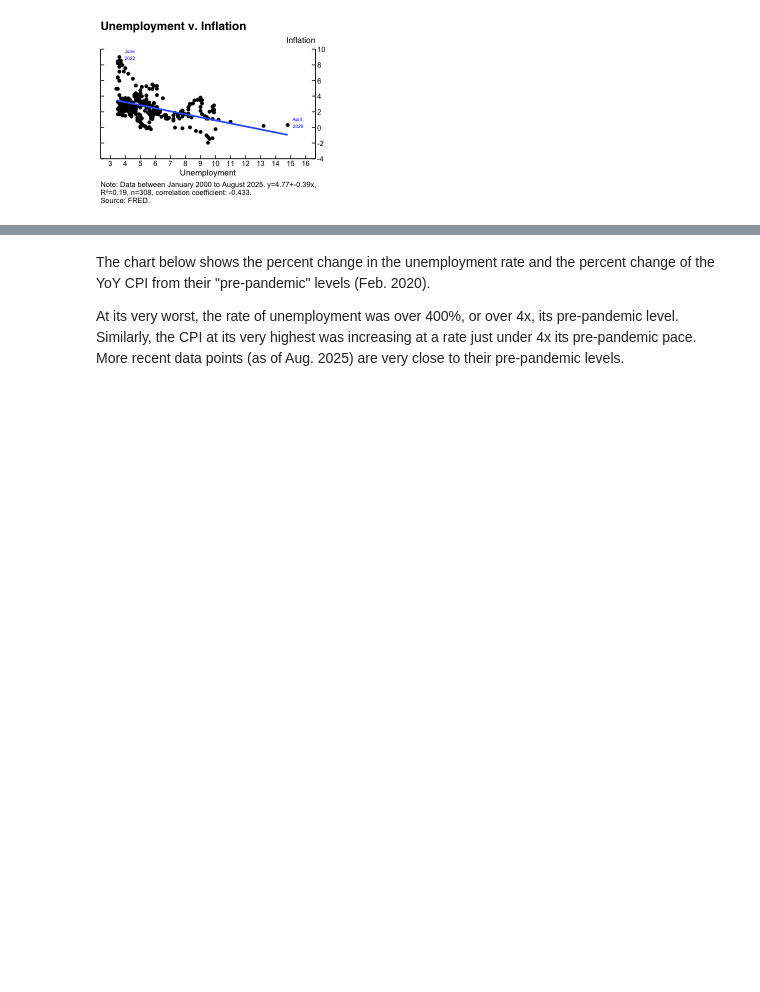
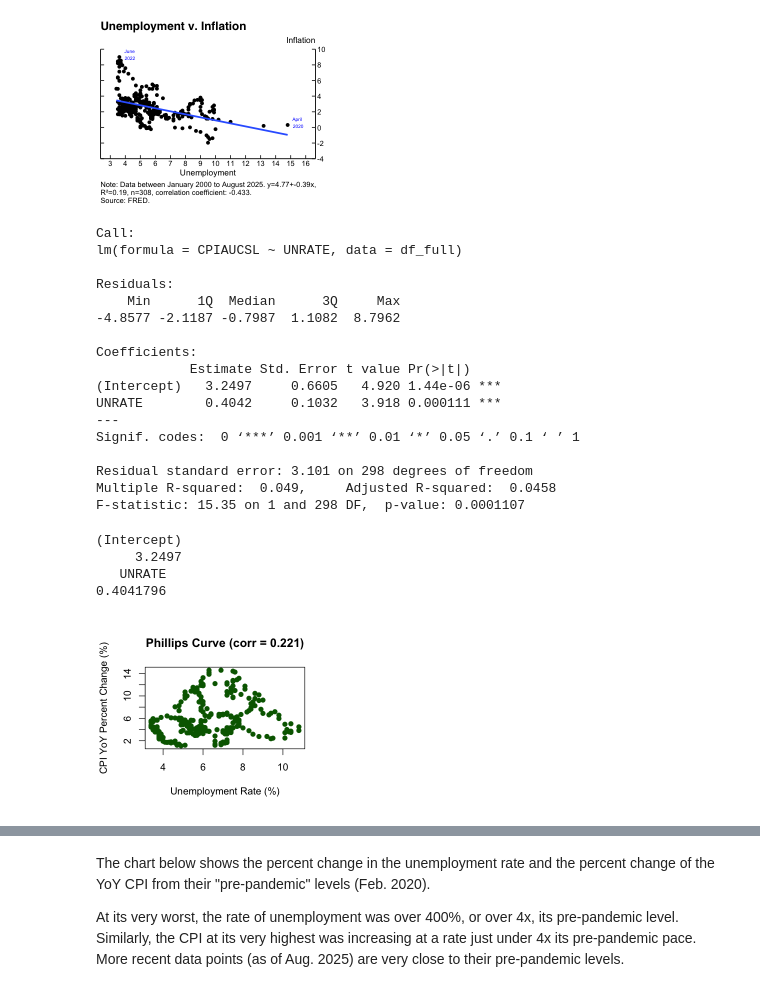
Before and after one commit to maha4028/economic-charting, a Jupyter notebook: generate_plots.ipynb, the cells around one changed output, grey strips where cells are left out. Drawn from its saved outputs; the diff is of its cells as text; code cells hidden in the pictures; blank space fills up the shorter version.

```diff
--- a/generate_plots.ipynb
+++ b/generate_plots.ipynb
@@ -320,3 +330,47 @@ phillps_curve
 ggsave("plots/plot_phillips_curve.png", plot = phillps_curve, width = 3.9, height = 3.2+(0.13*4), units = "in", dpi = 300)
 # %% [output]
 [figure]
+# %%
+# stagflation model
+df_full <- df %>% na.omit() %>% filter(date >= as.Date("1965-01-01") & date <= as.Date("1989-12-31"))
+
+# code to correlate the two series
+corr=cor(df_full$CPIAUCSL, df_full$UNRATE) %>% round(3)
+
+# code to plot scatter plot
+plot(df_full$UNRATE, df_full$CPIAUCSL,
+     xlab = "Unemployment Rate (%)",
+     ylab = "CPI YoY Percent Change (%)",
+     main = paste0("Phillips Curve (corr = ", corr, ")"),
+     pch = 19,
+     col = "darkgreen"
+     )
+
+# lm
+lm <-lm(CPIAUCSL ~ UNRATE, data = df_full)
+summary(lm)
+a=print(coef(lm)[1]) %>% round(2)
+b=print(coef(lm)[2]) %>% round(2)
+# %% [output]
+Call:
+lm(formula = CPIAUCSL ~ UNRATE, data = df_full)
+
+Residuals:
+    Min      1Q  Median      3Q     Max
+-4.8577 -2.1187 -0.7987  1.1082  8.7962
+
+Coefficients:
+            Estimate Std. Error t value Pr(>|t|)
+(Intercept)   3.2497     0.6605   4.920 1.44e-06 ***
+UNRATE        0.4042     0.1032   3.918 0.000111 ***
+---
+Signif. codes:  0 ‘***’ 0.001 ‘**’ 0.01 ‘*’ 0.05 ‘.’ 0.1 ‘ ’ 1
+
+Residual standard error: 3.101 on 298 degrees of freedom
+Multiple R-squared:  0.049,     Adjusted R-squared:  0.0458
+F-statistic: 15.35 on 1 and 298 DF,  p-value: 0.0001107
+(Intercept)
+     3.2497
+   UNRATE
+0.4041796
+[figure, added]
```
Also changed, not shown: parts of 2 cells of this notebook, 2 other files.
